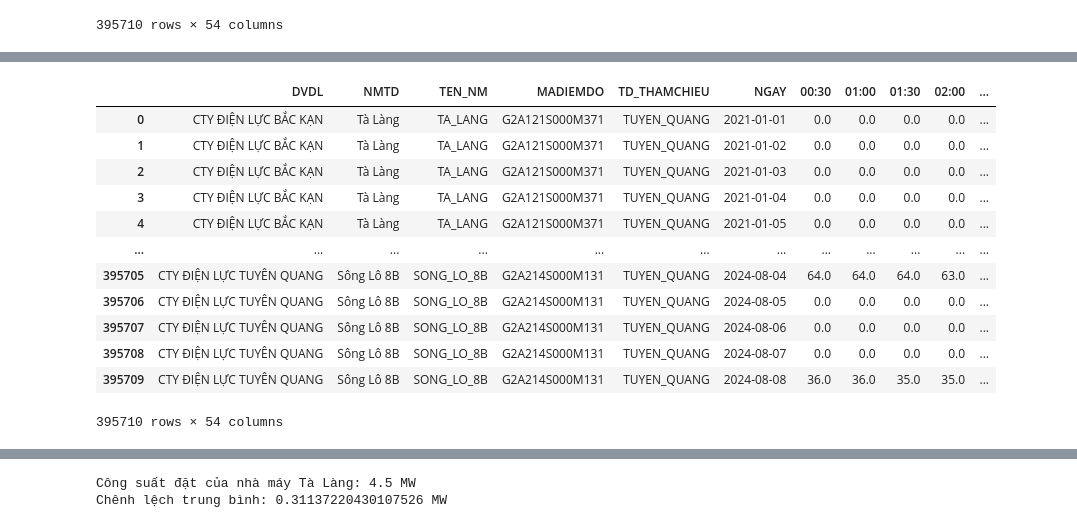
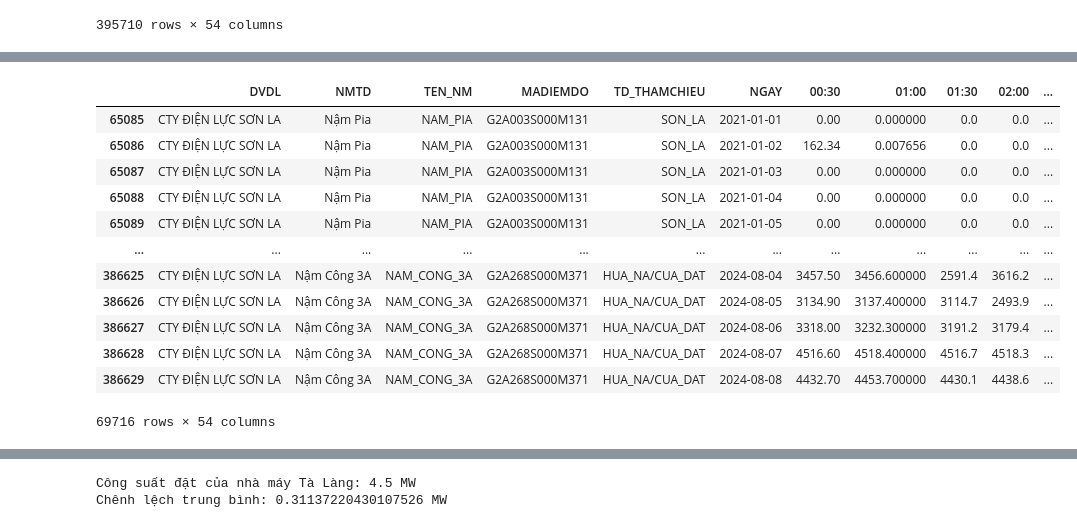
Before and after one commit to khuecoi2001/TDN_project, a Jupyter notebook: notebooks/Check_data_TDN.ipynb, the cells around one changed output, grey strips where cells are left out. Drawn from its saved outputs; the diff is of its cells as text; code cells hidden in the pictures.

```diff
--- a/notebooks/Check_data_TDN.ipynb
+++ b/notebooks/Check_data_TDN.ipynb
@@ -133,3 +133,7 @@ df_check
 | 395708 | CTY ĐIỆN LỰC TUYÊN QUANG | Sông Lô 8B | SONG_LO_8B | G2A214S000M131 | TUYEN_QUANG | 2024-08-07 | 0.0 | 0.0 | 0.0 | 0.0 | ... |
 | 395709 | CTY ĐIỆN LỰC TUYÊN QUANG | Sông Lô 8B | SONG_LO_8B | G2A214S000M131 | TUYEN_QUANG | 2024-08-08 | 36.0 | 36.0 | 35.0 | 35.0 | ... |
 395710 rows × 54 columns
+# %%
+# lọc dữ liệu thuộc cột DVDL có giá trị 'CTY ĐIỆN LỰC SƠN LA'
+df_check_SonLa = df_check[df_check['DVDL'] == 'CTY ĐIỆN LỰC SƠN LA']
+df_check_SonLa
@@ -136,45 +154,45 @@ df_check
 # %%
 from datetime import datetime, timedelta
 # Lấy danh sách các cột thời gian
-time_columns = [col for col in df_check.columns if ':' in col]
+time_columns = [col for col in df_check_SonLa.columns if ':' in col]
 
 # Dictionary để lưu tên cột cũ và tên cột mới
 column_mapping = {}
 
 # Tạo mapping tên cột cũ sang tên cột mới
 for col in time_columns:
     try:
         # Chuyển đổi tên cột thành đối tượng datetime
         time_obj = datetime.strptime(col, '%H:%M:%S')
 
         # Cộng thêm 30 phút
         new_time_obj = time_obj + timedelta(minutes=30)
 
         # Chuyển đổi lại thành chuỗi theo định dạng HH:MM:SS
         new_col = new_time_obj.strftime('%H:%M')
 
         # Thêm vào mapping
         column_mapping[col] = new_col
     except ValueError:
         # Nếu không phải định dạng thời gian HH:MM:SS thì bỏ qua
         print(f"Cột '{col}' không phải định dạng thời gian hợp lệ. Giữ nguyên.")
 
 # Đổi tên các cột
-df_check = df_check.rename(columns=column_mapping)
-df_check
+df_check_SonLa = df_check_SonLa.rename(columns=column_mapping)
+df_check_SonLa
 # %% [output]
 |  | DVDL | NMTD | TEN_NM | MADIEMDO | TD_THAMCHIEU | NGAY | 00:30 | 01:00 | 01:30 | 02:00 | ... |
-| 0 | CTY ĐIỆN LỰC BẮC KẠN | Tà Làng | TA_LANG | G2A121S000M371 | TUYEN_QUANG | 2021-01-01 | 0.0 | 0.0 | 0.0 | 0.0 | ... |
-| 1 | CTY ĐIỆN LỰC BẮC KẠN | Tà Làng | TA_LANG | G2A121S000M371 | TUYEN_QUANG | 2021-01-02 | 0.0 | 0.0 | 0.0 | 0.0 | ... |
-| 2 | CTY ĐIỆN LỰC BẮC KẠN | Tà Làng | TA_LANG | G2A121S000M371 | TUYEN_QUANG | 2021-01-03 | 0.0 | 0.0 | 0.0 | 0.0 | ... |
-| 3 | CTY ĐIỆN LỰC BẮC KẠN | Tà Làng | TA_LANG | G2A121S000M371 | TUYEN_QUANG | 2021-01-04 | 0.0 | 0.0 | 0.0 | 0.0 | ... |
-| 4 | CTY ĐIỆN LỰC BẮC KẠN | Tà Làng | TA_LANG | G2A121S000M371 | TUYEN_QUANG | 2021-01-05 | 0.0 | 0.0 | 0.0 | 0.0 | ... |
+| 65085 | CTY ĐIỆN LỰC SƠN LA | Nậm Pia | NAM_PIA | G2A003S000M131 | SON_LA | 2021-01-01 | 0.00 | 0.000000 | 0.0 | 0.0 | ... |
+| 65086 | CTY ĐIỆN LỰC SƠN LA | Nậm Pia | NAM_PIA | G2A003S000M131 | SON_LA | 2021-01-02 | 162.34 | 0.007656 | 0.0 | 0.0 | ... |
+| 65087 | CTY ĐIỆN LỰC SƠN LA | Nậm Pia | NAM_PIA | G2A003S000M131 | SON_LA | 2021-01-03 | 0.00 | 0.000000 | 0.0 | 0.0 | ... |
+| 65088 | CTY ĐIỆN LỰC SƠN LA | Nậm Pia | NAM_PIA | G2A003S000M131 | SON_LA | 2021-01-04 | 0.00 | 0.000000 | 0.0 | 0.0 | ... |
+| 65089 | CTY ĐIỆN LỰC SƠN LA | Nậm Pia | NAM_PIA | G2A003S000M131 | SON_LA | 2021-01-05 | 0.00 | 0.000000 | 0.0 | 0.0 | ... |
 | ... | ... | ... | ... | ... | ... | ... | ... | ... | ... | ... | ... |
-| 395705 | CTY ĐIỆN LỰC TUYÊN QUANG | Sông Lô 8B | SONG_LO_8B | G2A214S000M131 | TUYEN_QUANG | 2024-08-04 | 64.0 | 64.0 | 64.0 | 63.0 | ... |
-| 395706 | CTY ĐIỆN LỰC TUYÊN QUANG | Sông Lô 8B | SONG_LO_8B | G2A214S000M131 | TUYEN_QUANG | 2024-08-05 | 0.0 | 0.0 | 0.0 | 0.0 | ... |
-| 395707 | CTY ĐIỆN LỰC TUYÊN QUANG | Sông Lô 8B | SONG_LO_8B | G2A214S000M131 | TUYEN_QUANG | 2024-08-06 | 0.0 | 0.0 | 0.0 | 0.0 | ... |
-| 395708 | CTY ĐIỆN LỰC TUYÊN QUANG | Sông Lô 8B | SONG_LO_8B | G2A214S000M131 | TUYEN_QUANG | 2024-08-07 | 0.0 | 0.0 | 0.0 | 0.0 | ... |
-| 395709 | CTY ĐIỆN LỰC TUYÊN QUANG | Sông Lô 8B | SONG_LO_8B | G2A214S000M131 | TUYEN_QUANG | 2024-08-08 | 36.0 | 36.0 | 35.0 | 35.0 | ... |
+| 386625 | CTY ĐIỆN LỰC SƠN LA | Nậm Công 3A | NAM_CONG_3A | G2A268S000M371 | HUA_NA/CUA_DAT | 2024-08-04 | 3457.50 | 3456.600000 | 2591.4 | 3616.2 | ... |
+| 386626 | CTY ĐIỆN LỰC SƠN LA | Nậm Công 3A | NAM_CONG_3A | G2A268S000M371 | HUA_NA/CUA_DAT | 2024-08-05 | 3134.90 | 3137.400000 | 3114.7 | 2493.9 | ... |
+| 386627 | CTY ĐIỆN LỰC SƠN LA | Nậm Công 3A | NAM_CONG_3A | G2A268S000M371 | HUA_NA/CUA_DAT | 2024-08-06 | 3318.00 | 3232.300000 | 3191.2 | 3179.4 | ... |
+| 386628 | CTY ĐIỆN LỰC SƠN LA | Nậm Công 3A | NAM_CONG_3A | G2A268S000M371 | HUA_NA/CUA_DAT | 2024-08-07 | 4516.60 | 4518.400000 | 4516.7 | 4518.3 | ... |
+| 386629 | CTY ĐIỆN LỰC SƠN LA | Nậm Công 3A | NAM_CONG_3A | G2A268S000M371 | HUA_NA/CUA_DAT | 2024-08-08 | 4432.70 | 4453.700000 | 4430.1 | 4438.6 | ... |
-395710 rows × 54 columns
+69716 rows × 54 columns
 # %%
 # Lấy danh sách các cột thời gian (có chứa dấu ':')
```
Also changed, not shown: parts of 6 cells of this notebook.
